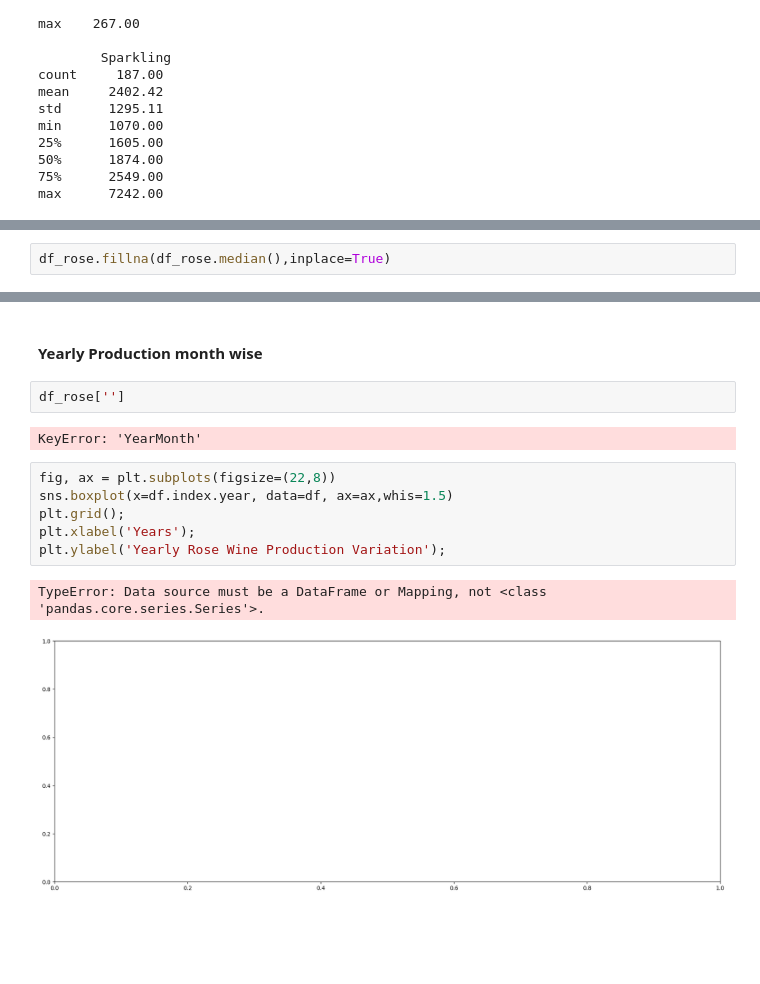
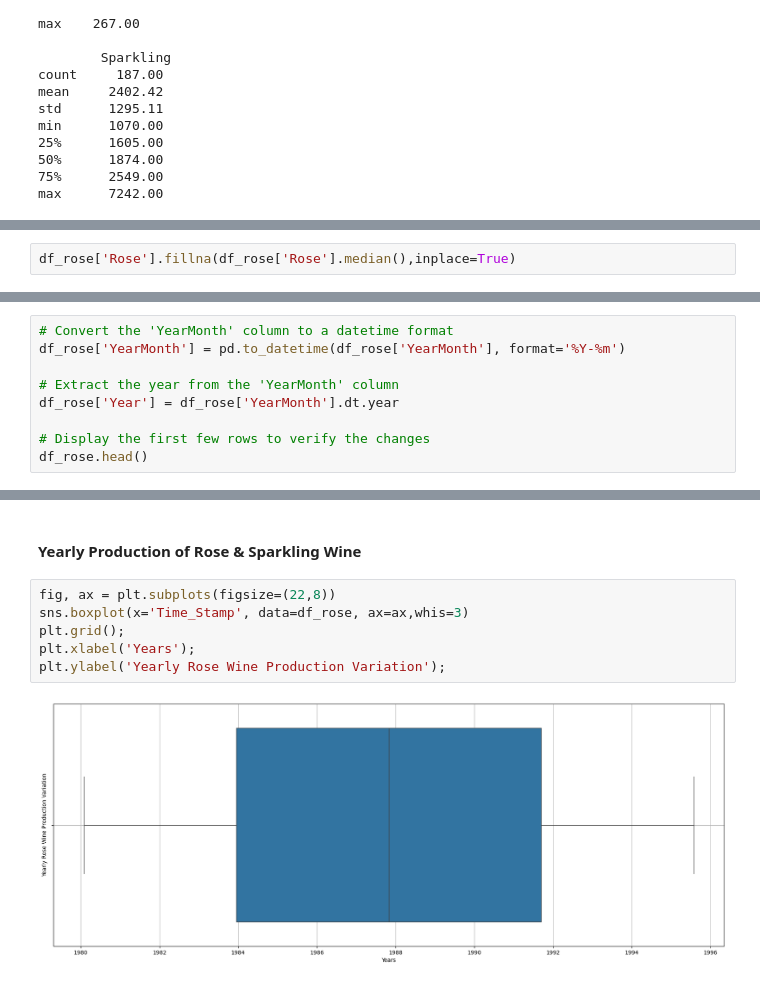
Before and after one commit to Aaryani2024/Time-Forecasting-GL-Project, a Jupyter notebook: Time Forecasting Project.ipynb, the cells around one changed output, grey strips where cells are left out. Saved outputs shown, nothing was run; the diff lists cells and outputs as text; blank space fills up the shorter version.

```diff
--- a/Time Forecasting Project.ipynb
+++ b/Time Forecasting Project.ipynb
@@ -141,6 +143,6 @@ Null values in Sparkling :
 dtype: int64
 # %%
-df_rose.fillna(df_rose.median(),inplace=True)
+df_rose['Rose'].fillna(df_rose['Rose'].median(),inplace=True)
 # %%
 print("Null values in Rose : \n",df_rose.isnull().sum())
 print("\n")
@@ -156,0 +183,9 @@ dtype: int64
+# %%
+# Convert the 'YearMonth' column to a datetime format
+df_rose['YearMonth'] = pd.to_datetime(df_rose['YearMonth'], format='%Y-%m')
+
+# Extract the year from the 'YearMonth' column
+df_rose['Year'] = df_rose['YearMonth'].dt.year
+
+# Display the first few rows to verify the changes
+df_rose.head()
@@ -183,15 +256,10 @@ YearMonth
 # %% [markdown]
-#### Yearly Production month wise
+#### Yearly Production of Rose & Sparkling Wine
-# %%
-df_rose['']
-# %% [output]
-KeyError: 'YearMonth'
 # %%
 fig, ax = plt.subplots(figsize=(22,8))
-sns.boxplot(x=df.index.year, data=df, ax=ax,whis=1.5)
+sns.boxplot(x='Time_Stamp', data=df_rose, ax=ax,whis=3)
 plt.grid();
 plt.xlabel('Years');
 plt.ylabel('Yearly Rose Wine Production Variation');
 # %% [output]
-TypeError: Data source must be a DataFrame or Mapping, not <class 'pandas.core.series.Series'>.
-[figure, old version]
+[figure, new version]
```
Also changed, not shown: parts of 20 cells of this notebook.
